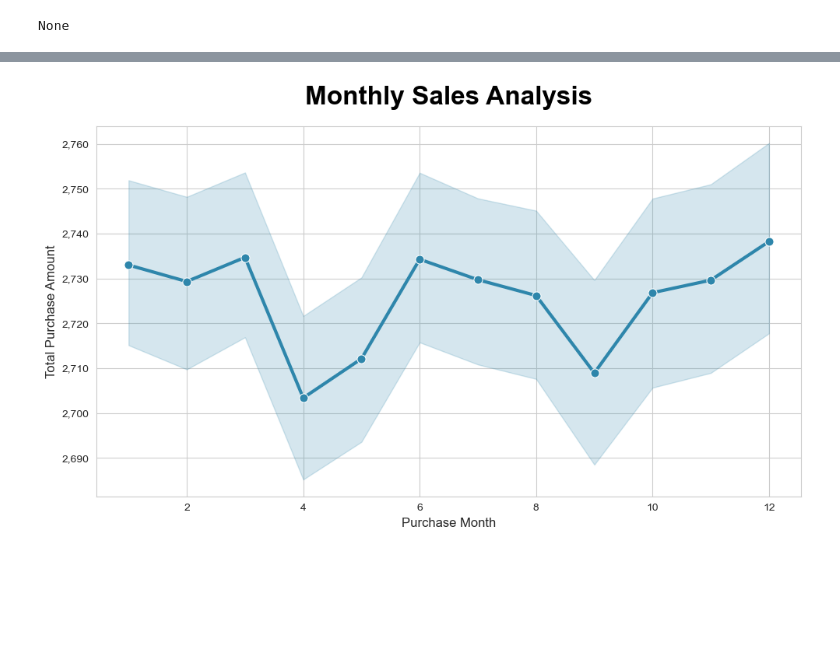
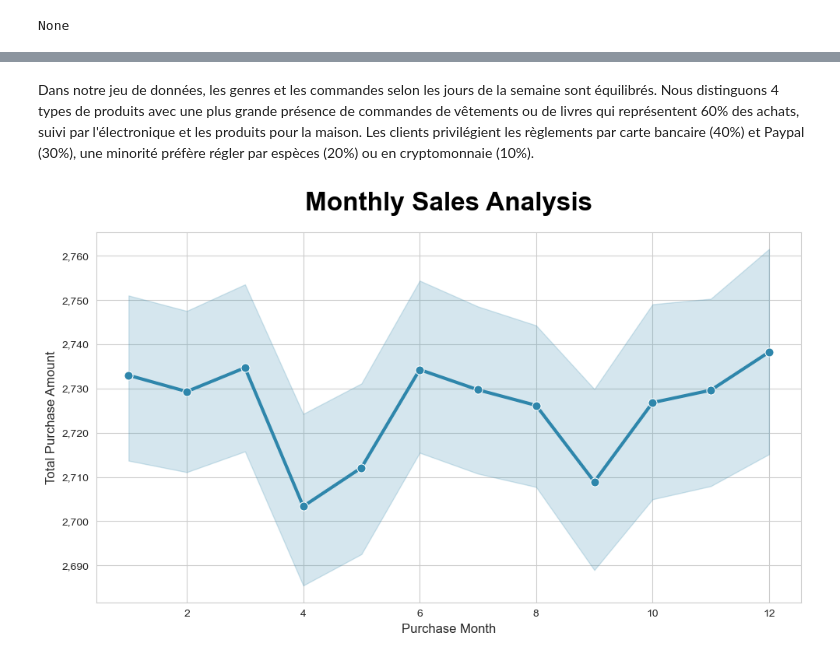
Before and after one commit to JMzhou-data/Portfolio, a Jupyter notebook: e-commerce/analyse_e_commerce.ipynb, the cells around one changed output, grey strips where cells are left out. Cells and saved outputs as stored; diff of their text form; code cells hidden in the pictures; blank space fills up the shorter version.

```diff
--- a/e-commerce/analyse_e_commerce.ipynb
+++ b/e-commerce/analyse_e_commerce.ipynb
@@ -35,3 +37,21 @@ On remarque plusieurs choses :
 ## Préparation des données
 # %%
 df['Purchase Date'] = pd.to_datetime(df['Purchase Date'], errors='coerce')
+
+df['Purchase Month'] = pd.to_datetime(df['Purchase Date'].dt.month, errors='coerce')
+df['Purchase Year'] = pd.to_datetime(df['Purchase Date'].dt.year, errors='coerce')
+df['Purchase Day'] = pd.to_datetime(df['Purchase Date'].dt.day, errors='coerce')
+df['Purchase Day of Week'] = df['Purchase Date'].dt.day_of_week
+
+reverse_mapping = {
+    0: 'Lundi',
+    1: 'Mardi',
+    2: 'Mercredi',
+    3: 'Jeudi',
+    4: 'Vendredi',
+    5: 'Samedi',
+    6: 'Dimanche'
+}
+
+df['Purchase Day of Week'] = df['Purchase Day of Week'].map(reverse_mapping)
+df['Purchase Day of Week']
@@ -60,8 +97,3 @@ Nous vérifions s'il y a des doublons dans notre dataset avec la méthode drop_d
 print(df.drop_duplicates(inplace = True))
 # %% [output]
 None
-# %%
-df['Purchase Month'] = df['Purchase Date'].dt.month
-df['Purchase Year'] = df['Purchase Date'].dt.year
-df['Purchase Day'] = df['Purchase Date'].dt.day
-df['Purchase Day of Week'] = df['Purchase Date'].dt.day_of_week
@@ -125,5 +159,9 @@ import seaborn as sns
+# %% [markdown]
+Dans notre jeu de données, les genres et les commandes selon les jours de la semaine sont équilibrés.
+Nous distinguons 4 types de produits avec une plus grande présence de commandes de vêtements ou de livres qui représentent 60% des achats, suivi par l'électronique et les produits pour la maison.
+Les clients privilégient les règlements par carte bancaire (40%) et Paypal (30%), une minorité préfère régler par espèces (20%) ou en cryptomonnaie (10%).
 # %%
-def simple_seaborn_version(sales_by_month):
+def lineplot_purchase_month(sales_by_month):
 
     sns.set_style("whitegrid")
     plt.figure(figsize=(10, 6))
@@ -137,7 +175,6 @@ def simple_seaborn_version(sales_by_month):
                 linewidth=3,
                 color='#2E86AB')
 
-    # Titre et labels
     plt.title('Monthly Sales Analysis',
              fontsize=24,
              fontweight='bold',
@@ -150,13 +187,11 @@ def simple_seaborn_version(sales_by_month):
 
     # Format des nombres
     plt.gca().yaxis.set_major_formatter(plt.FuncFormatter(lambda x, p: f'{x:,.0f}'))
-
-    # Ajustement
     plt.tight_layout()
 
     return plt.gcf()
 # %%
-fig = simple_seaborn_version(df)
+fig = lineplot_purchase_month(df)
 plt.show()
 # %% [output]
-[figure, old version]
+[figure, new version]
```
Also changed, not shown: parts of 10 cells of this notebook.
